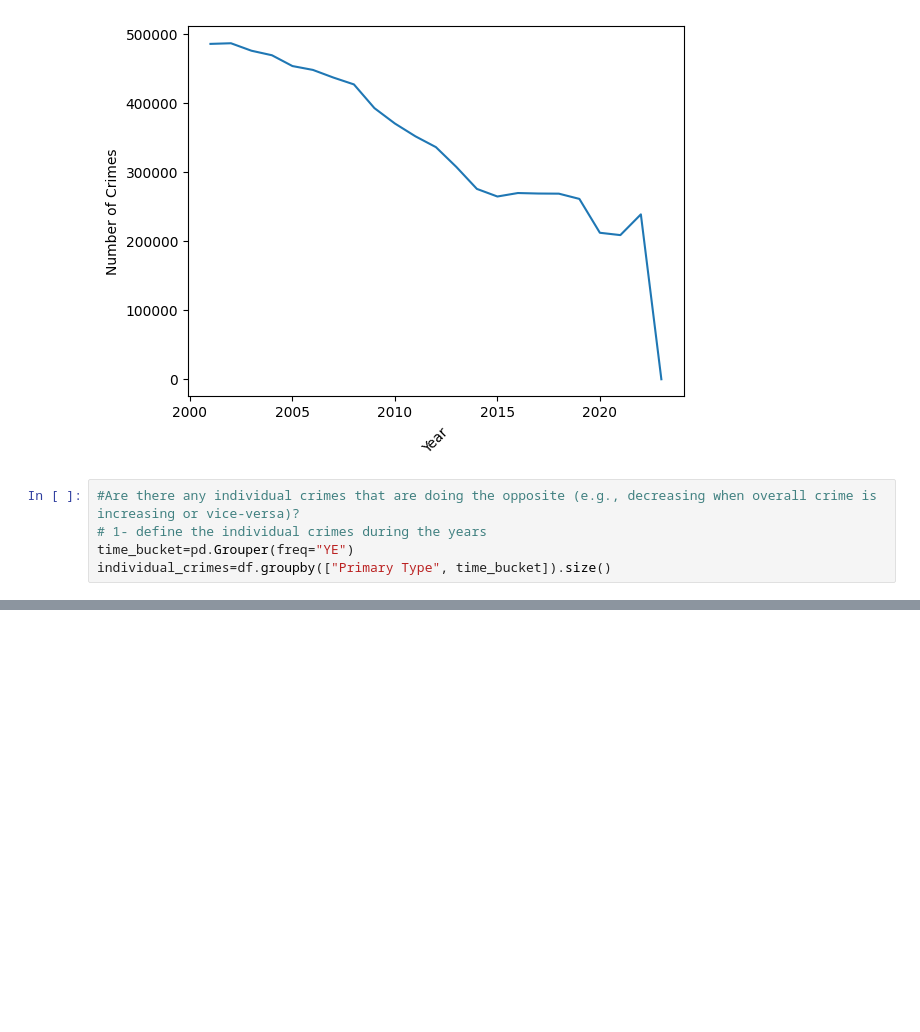
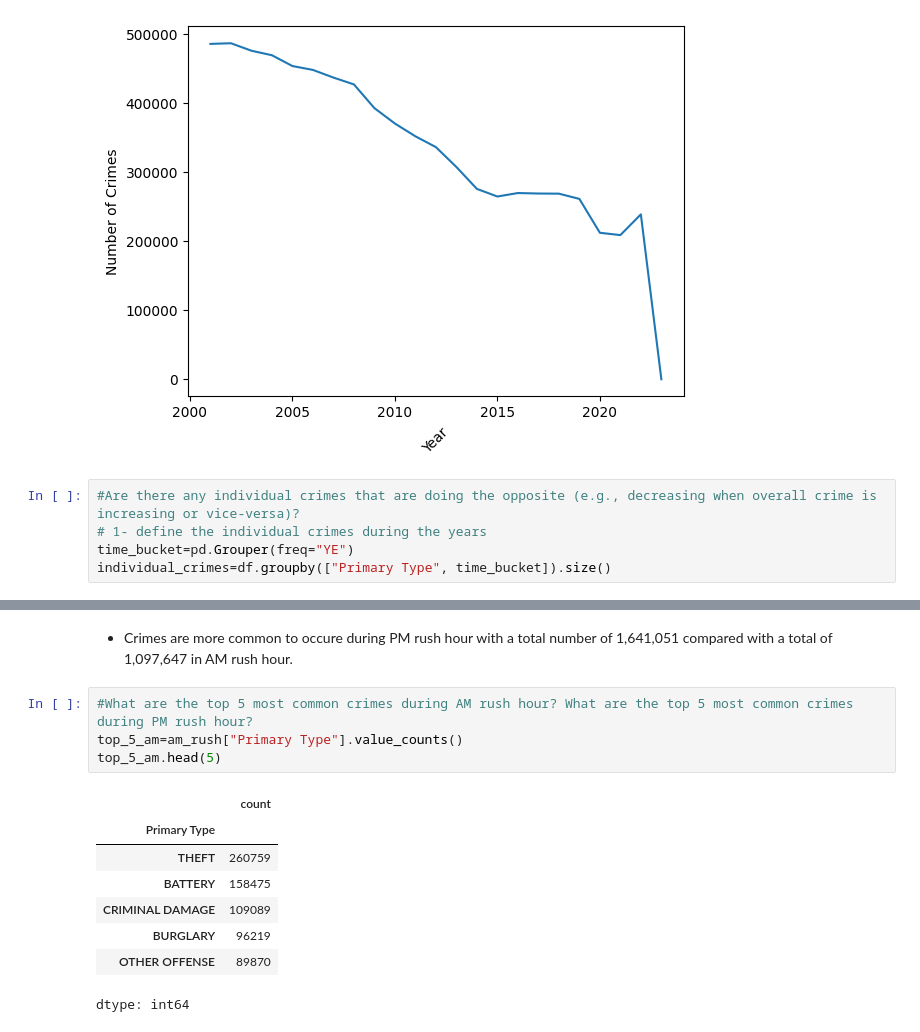
Before and after one commit to Hibashanti/Time-Series-Analysis, a Jupyter notebook: Chicago_Crimes_Core.ipynb, the cells around one changed output, grey strips where cells are left out. Drawn from its saved outputs; the diff is of its cells as text; blank space fills up the shorter version.

```diff
--- a/Chicago_Crimes_Core.ipynb
+++ b/Chicago_Crimes_Core.ipynb
@@ -165,0 +204,15 @@ plt.legend(bbox_to_anchor=(1.05,1),loc="upper left");
+# %% [markdown]
+- Crimes are more common to occure during PM rush hour with a total number of 1,641,051 compared with a total of 1,097,647 in AM rush hour.
+# %%
+#What are the top 5 most common crimes during AM rush hour? What are the top 5 most common crimes during PM rush hour?
+top_5_am=am_rush["Primary Type"].value_counts()
+top_5_am.head(5)
+# %% [output]
+|  | count |
+| Primary Type |  |
+| THEFT | 260759 |
+| BATTERY | 158475 |
+| CRIMINAL DAMAGE | 109089 |
+| BURGLARY | 96219 |
+| OTHER OFFENSE | 89870 |
+dtype: int64
```
Also changed, not shown: parts of 14 cells of this notebook.
